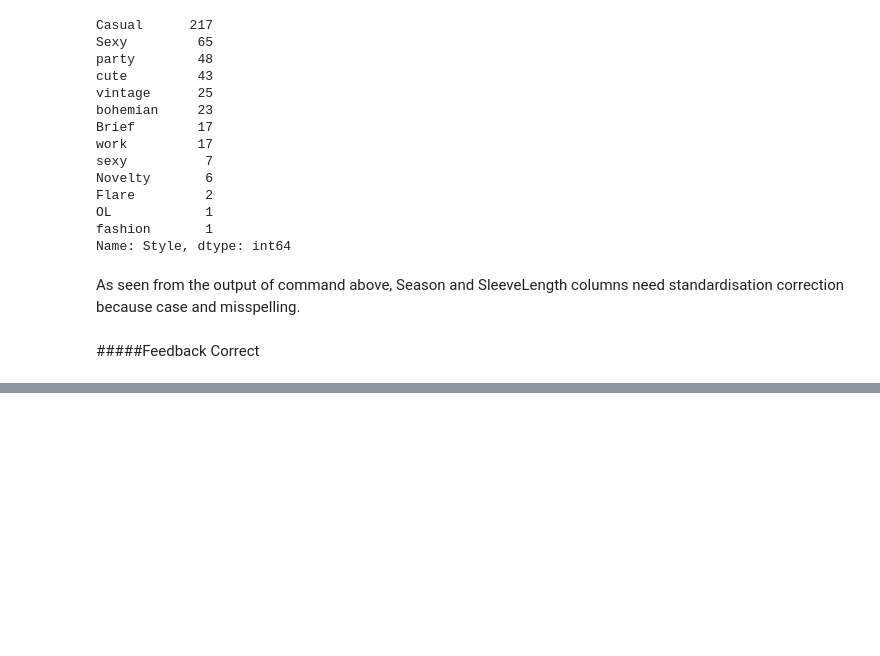
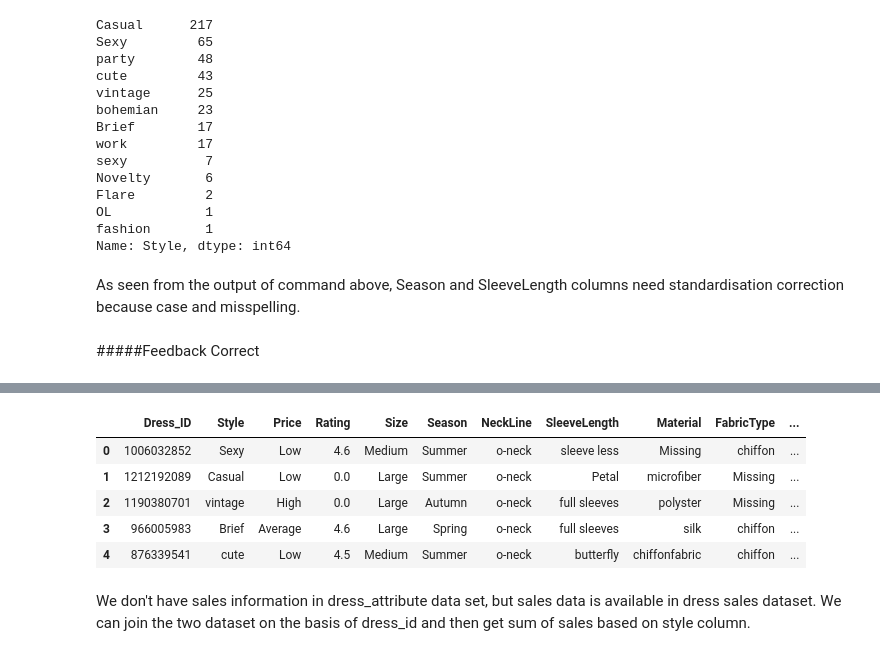
Before and after one commit to akhilkh1989/ml-algo, a Jupyter notebook: worksheets/EDAWorksheet.ipynb, the cells around one changed output, grey strips where cells are left out. Saved outputs shown, nothing was run; the diff lists cells and outputs as text; code cells hidden in the pictures; blank space fills up the shorter version.

```diff
--- a/worksheets/EDAWorksheet.ipynb
+++ b/worksheets/EDAWorksheet.ipynb
@@ -516,0 +528,11 @@ attr.SleeveLength= attr.SleeveLength.replace(['turndowncollor','urndowncollor'],
+# %%
+attr.head()
+# %% [output]
+|  | Dress_ID | Style | Price | Rating | Size | Season | NeckLine | SleeveLength | Material | FabricType | ... |
+| 0 | 1006032852 | Sexy | Low | 4.6 | Medium | Summer | o-neck | sleeve less | Missing | chiffon | ... |
+| 1 | 1212192089 | Casual | Low | 0.0 | Large | Summer | o-neck | Petal | microfiber | Missing | ... |
+| 2 | 1190380701 | vintage | High | 0.0 | Large | Autumn | o-neck | full sleeves | polyster | Missing | ... |
+| 3 | 966005983 | Brief | Average | 4.6 | Large | Spring | o-neck | full sleeves | silk | chiffon | ... |
+| 4 | 876339541 | cute | Low | 4.5 | Medium | Summer | o-neck | butterfly | chiffonfabric | chiffon | ... |
+# %% [markdown]
+We don't have sales information in dress_attribute data set, but sales data is available in dress sales dataset. We can join the two dataset on the basis of dress_id and then get sum of sales based on style column.
```
Also changed, not shown: parts of 31 cells of this notebook.
